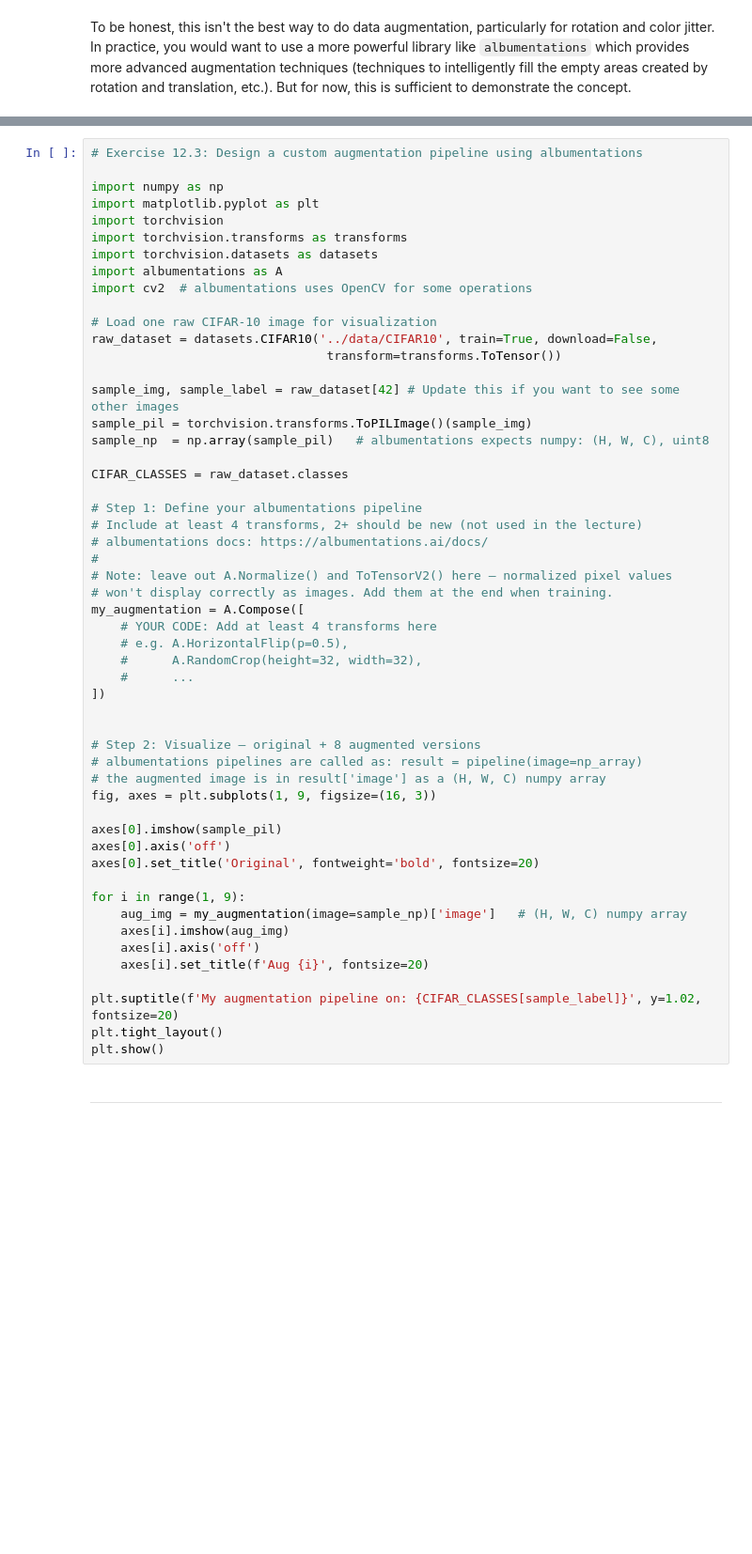
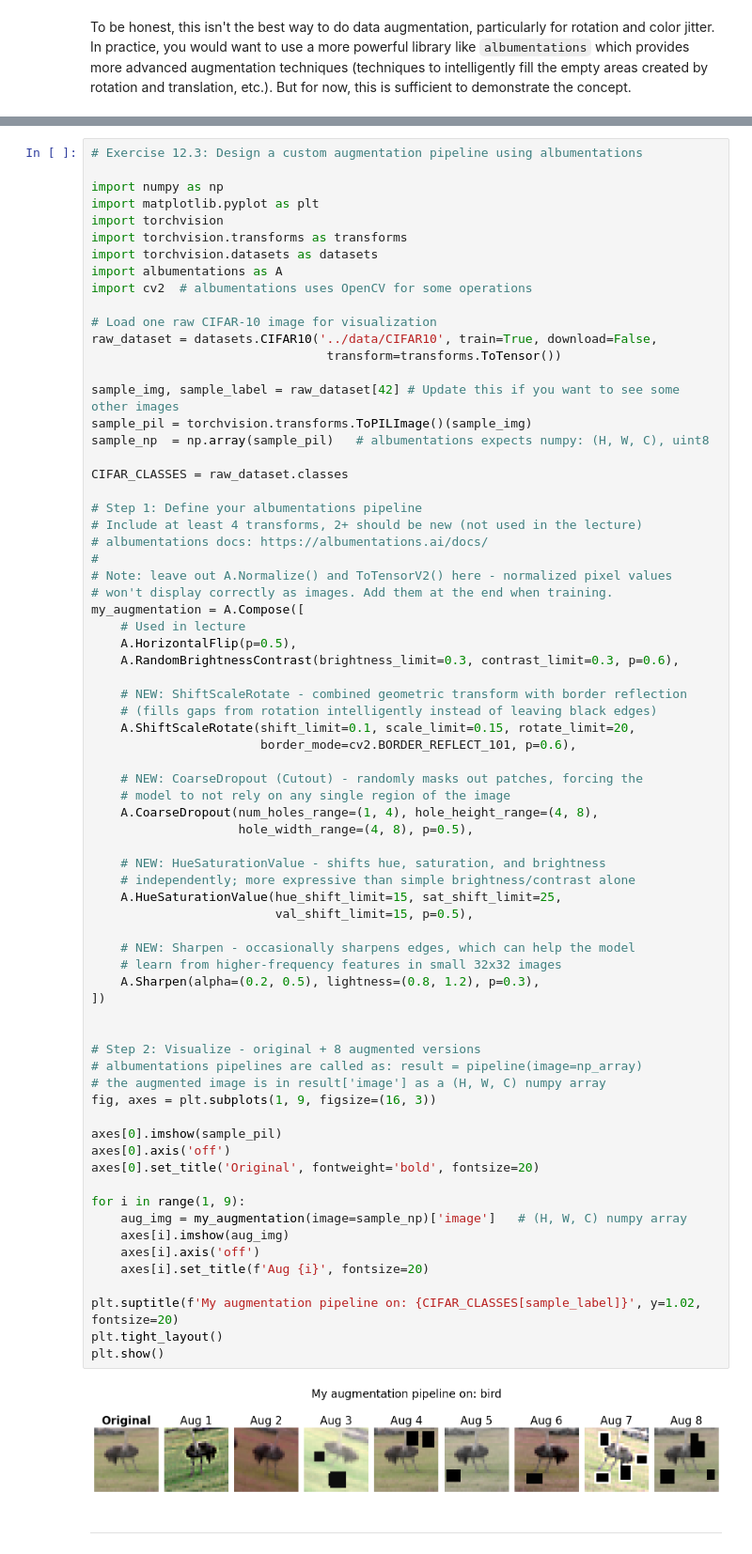
Before and after one commit to aesmereyes/bus675_s26, a Jupyter notebook: lectures/Lecture_12_Convolutional_Neural_Networks.ipynb, the cells around one changed output, grey strips where cells are left out. Shown at 94% size. Drawn from its saved outputs; the diff is of its cells as text; blank space fills up the shorter version.

Commit message:
Lab completed and lectures

```diff
--- a/lectures/Lecture_12_Convolutional_Neural_Networks.ipynb
+++ b/lectures/Lecture_12_Convolutional_Neural_Networks.ipynb
@@ -1562,39 +1569,59 @@ sample_pil = torchvision.transforms.ToPILImage()(sample_img)
 sample_np  = np.array(sample_pil)   # albumentations expects numpy: (H, W, C), uint8
 
 CIFAR_CLASSES = raw_dataset.classes
 
 # Step 1: Define your albumentations pipeline
 # Include at least 4 transforms, 2+ should be new (not used in the lecture)
 # albumentations docs: https://albumentations.ai/docs/
 #
-# Note: leave out A.Normalize() and ToTensorV2() here — normalized pixel values
+# Note: leave out A.Normalize() and ToTensorV2() here - normalized pixel values
 # won't display correctly as images. Add them at the end when training.
 my_augmentation = A.Compose([
-    # YOUR CODE: Add at least 4 transforms here
-    # e.g. A.HorizontalFlip(p=0.5),
-    #      A.RandomCrop(height=32, width=32),
-    #      ...
+    # Used in lecture
+    A.HorizontalFlip(p=0.5),
+    A.RandomBrightnessContrast(brightness_limit=0.3, contrast_limit=0.3, p=0.6),
+
+    # NEW: ShiftScaleRotate - combined geometric transform with border reflection
+    # (fills gaps from rotation intelligently instead of leaving black edges)
+    A.ShiftScaleRotate(shift_limit=0.1, scale_limit=0.15, rotate_limit=20,
+                       border_mode=cv2.BORDER_REFLECT_101, p=0.6),
+
+    # NEW: CoarseDropout (Cutout) - randomly masks out patches, forcing the
+    # model to not rely on any single region of the image
+    A.CoarseDropout(num_holes_range=(1, 4), hole_height_range=(4, 8),
+                    hole_width_range=(4, 8), p=0.5),
+
+    # NEW: HueSaturationValue - shifts hue, saturation, and brightness
+    # independently; more expressive than simple brightness/contrast alone
+    A.HueSaturationValue(hue_shift_limit=15, sat_shift_limit=25,
+                         val_shift_limit=15, p=0.5),
+
+    # NEW: Sharpen - occasionally sharpens edges, which can help the model
+    # learn from higher-frequency features in small 32x32 images
+    A.Sharpen(alpha=(0.2, 0.5), lightness=(0.8, 1.2), p=0.3),
 ])
 
 
-# Step 2: Visualize — original + 8 augmented versions
+# Step 2: Visualize - original + 8 augmented versions
 # albumentations pipelines are called as: result = pipeline(image=np_array)
 # the augmented image is in result['image'] as a (H, W, C) numpy array
 fig, axes = plt.subplots(1, 9, figsize=(16, 3))
 
 axes[0].imshow(sample_pil)
 axes[0].axis('off')
 axes[0].set_title('Original', fontweight='bold', fontsize=20)
 
 for i in range(1, 9):
     aug_img = my_augmentation(image=sample_np)['image']   # (H, W, C) numpy array
     axes[i].imshow(aug_img)
     axes[i].axis('off')
     axes[i].set_title(f'Aug {i}', fontsize=20)
 
 plt.suptitle(f'My augmentation pipeline on: {CIFAR_CLASSES[sample_label]}', y=1.02, fontsize=20)
 plt.tight_layout()
 plt.show()
+# %% [output]
+[figure, added]
 # %% [markdown]
 <hr/>
 <!-- End Exercise 12.3 -->
```
Also changed, not shown: parts of 9 cells of this notebook, 8 other files.
